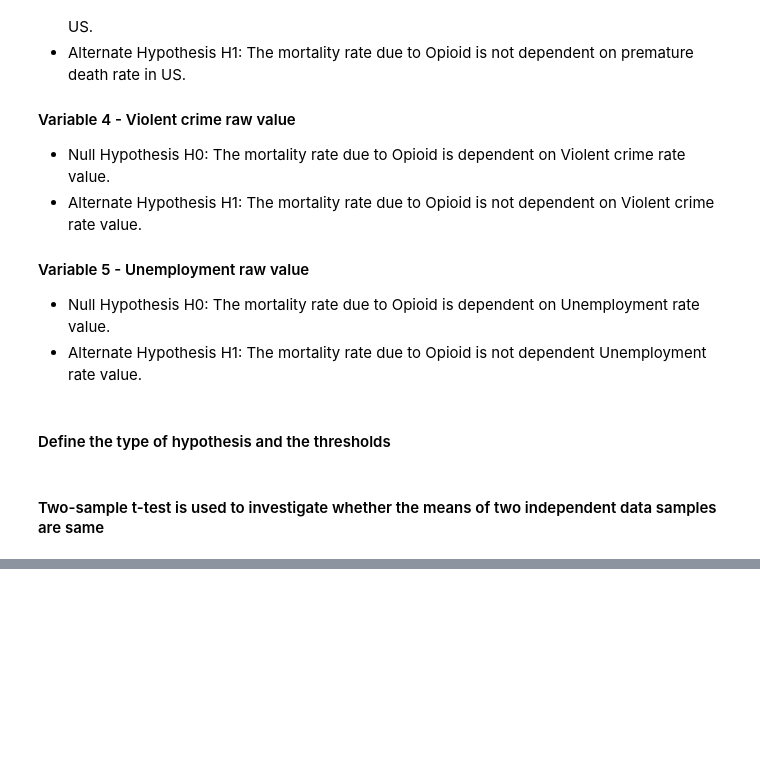
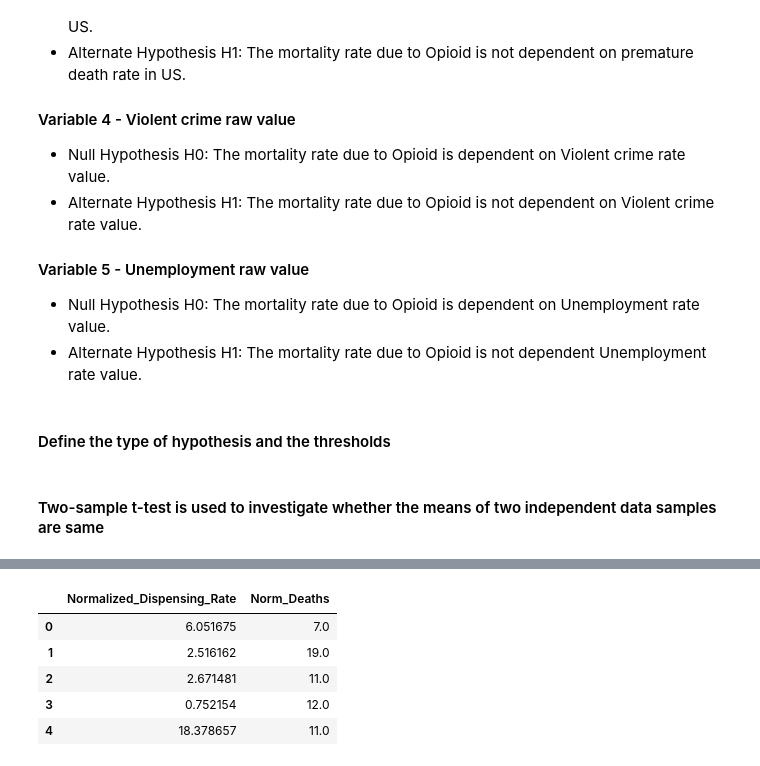
Before and after one commit to manishshah1698/OPIOID_DATA_ANALYSE, a Jupyter notebook: src/member/aditi/stage_3/Stage - III.ipynb, the cells around one changed output, grey strips where cells are left out. Cells and saved outputs as stored; diff of their text form; code cells hidden in the pictures; blank space fills up the shorter version.

```diff
--- a/src/member/aditi/stage_3/Stage - III.ipynb
+++ b/src/member/aditi/stage_3/Stage - III.ipynb
@@ -558,0 +601,10 @@ stats.ttest_ind(a= normalized_dataset[normalized_dataset["Binary_Norm_Deaths"]==
+# %%
+linear_df = testDataset[['Normalized_Dispensing_Rate','Norm_Deaths']]
+linear_df.head()
+# %% [output]
+|  | Normalized_Dispensing_Rate | Norm_Deaths |
+| 0 | 6.051675 | 7.0 |
+| 1 | 2.516162 | 19.0 |
+| 2 | 2.671481 | 11.0 |
+| 3 | 0.752154 | 12.0 |
+| 4 | 18.378657 | 11.0 |
```
Also changed, not shown: parts of 24 cells of this notebook.
